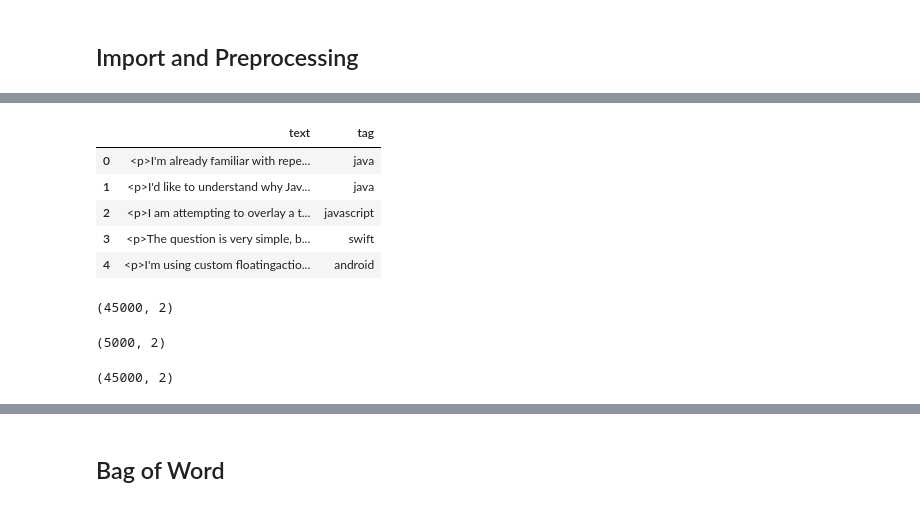
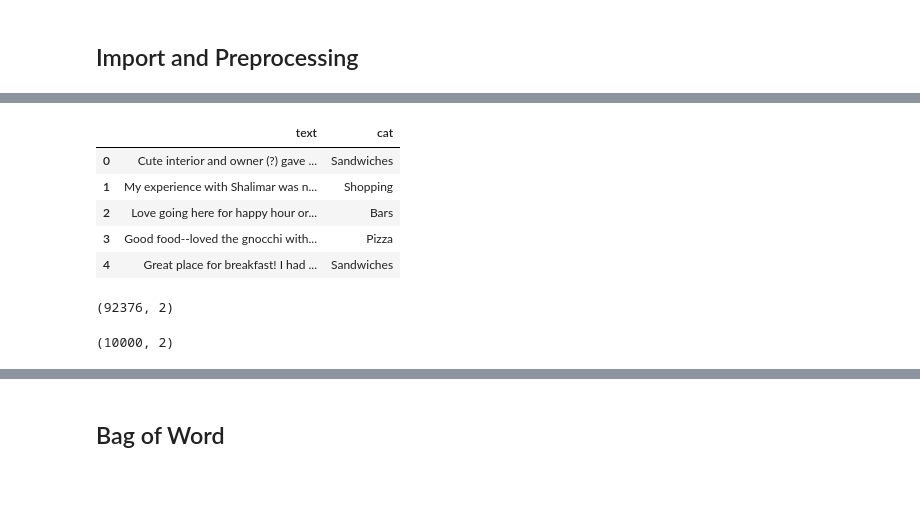
Before and after one commit to AndreaDAmicis22/TextMining, a Jupyter notebook: projectTextMining.ipynb, the cells around one changed output, grey strips where cells are left out. Cells and saved outputs as stored; diff of their text form; code cells hidden in the pictures.

```diff
--- a/projectTextMining.ipynb
+++ b/projectTextMining.ipynb
@@ -139,0 +99,3 @@ def normalize_text(text):
+# %%
+data = pd.read_csv('dataset_yelp.csv')
+data.shape
@@ -149,6 +114,3 @@ data.head()
-# %%
-def transform_tags(tags):
-    return tags.strip('<>').split('><')
-
-data['Tags_array'] = data['Tags'].apply(transform_tags)
-data['Tags_array'] = data['Tags_array'].apply(lambda x: x[0] if len(x) > 0 else None)
+# %%
+data.drop(['Unnamed: 0', 'stars_y'], axis = 1,inplace=True)
+data.head()
@@ -155,30 +155,25 @@ data['Tags_array'] = data['Tags_array'].apply(lambda x: x[0] if len(x) > 0 else
 # %%
 dataset = pd.DataFrame()
-dataset['text'] = data['Body']
-dataset['tag'] = data['Tags_array']
+dataset['text'] = data['text']
+dataset['cat'] = data['Main_category']
 dataset.head()
 # %% [output]
-|  | text | tag |
-| 0 | <p>I'm already familiar with repe... | java |
-| 1 | <p>I'd like to understand why Jav... | java |
-| 2 | <p>I am attempting to overlay a t... | javascript |
-| 3 | <p>The question is very simple, b... | swift |
-| 4 | <p>I'm using custom floatingactio... | android |
+|  | text | cat |
+| 0 | Cute interior and owner (?) gave ... | Sandwiches |
+| 1 | My experience with Shalimar was n... | Shopping |
+| 2 | Love going here for happy hour or... | Bars |
+| 3 | Good food--loved the gnocchi with... | Pizza |
+| 4 | Great place for breakfast! I had ... | Sandwiches |
 # %%
 dataset.shape
 # %% [output]
-(45000, 2)
+(92376, 2)
 # %%
-sample_size = 5000
+sample_size = 10000
 dataset_sampled = dataset.sample(n=sample_size, random_state=42)
 print(dataset_sampled.shape)
 # %% [output]
-(5000, 2)
+(10000, 2)
-# %%
-dataset_sampled = dataset
-dataset_sampled.shape
-# %% [output]
-(45000, 2)
 # %%
 dataset_sampled['cleaned_text'] = dataset_sampled['text'].apply(lambda x: clean_text(x))
 dataset_sampled['normalized_text'] = dataset_sampled['text'].apply(lambda x: normalize_text(x))
```
Also changed, not shown: parts of 48 cells of this notebook.
